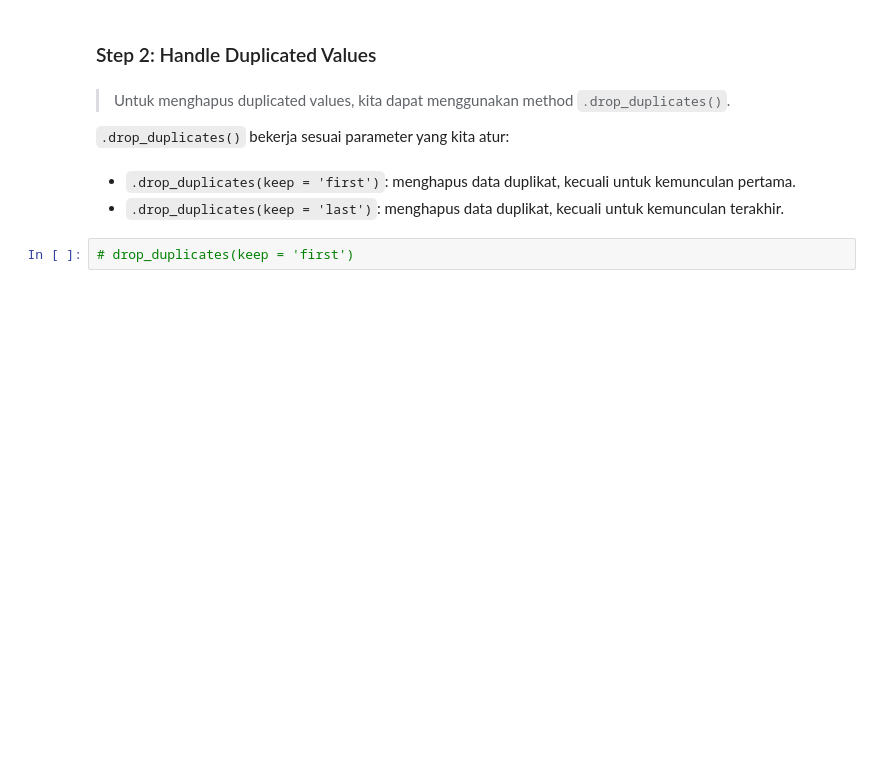
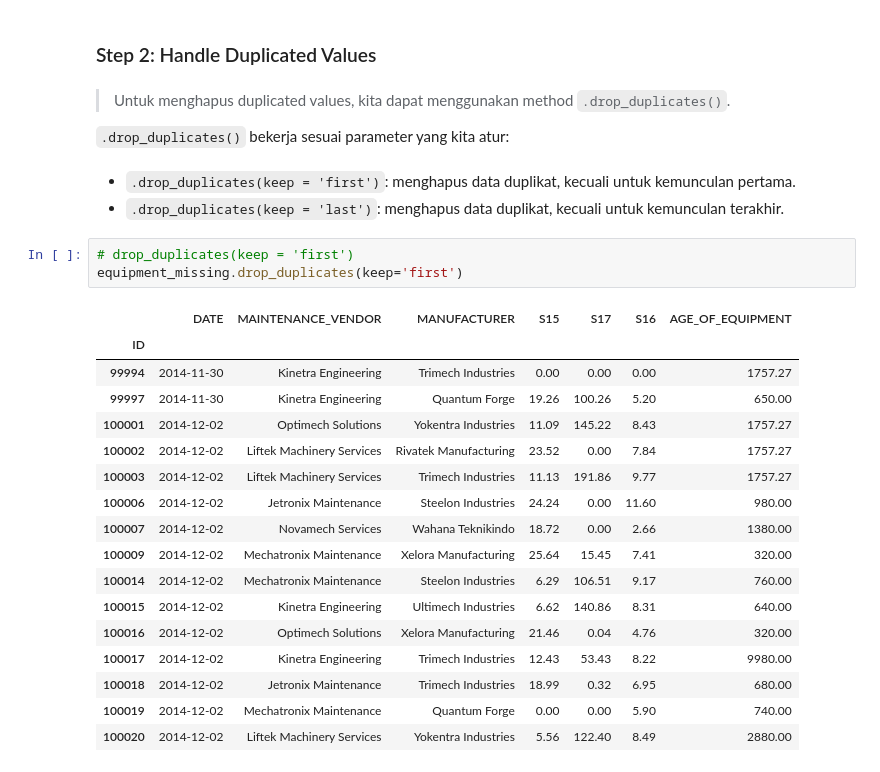
Before and after one commit to mhaniffajari/Data-Science-Project, a Jupyter notebook: Algoritma Training/inclass-p4eda.ipynb, the cells around one changed output. Saved outputs shown, nothing was run; the diff lists cells and outputs as text; blank space fills up the shorter version.

```diff
--- a/Algoritma Training/inclass-p4eda.ipynb
+++ b/Algoritma Training/inclass-p4eda.ipynb
@@ -2218,5 +2255,24 @@ Dengan output di atas, terdapat 5 baris data yang record-nya sama dengan baris y
 - `.drop_duplicates(keep = 'last')`: menghapus data duplikat, kecuali untuk kemunculan terakhir.
 # %%
 # drop_duplicates(keep = 'first')
+equipment_missing.drop_duplicates(keep='first')
+# %% [output]
+|  | DATE | MAINTENANCE_VENDOR | MANUFACTURER | S15 | S17 | S16 | AGE_OF_EQUIPMENT |
+| ID |  |  |  |  |  |  |  |
+| 99994 | 2014-11-30 | Kinetra Engineering | Trimech Industries | 0.00 | 0.00 | 0.00 | 1757.27 |
+| 99997 | 2014-11-30 | Kinetra Engineering | Quantum Forge | 19.26 | 100.26 | 5.20 | 650.00 |
+| 100001 | 2014-12-02 | Optimech Solutions | Yokentra Industries | 11.09 | 145.22 | 8.43 | 1757.27 |
+| 100002 | 2014-12-02 | Liftek Machinery Services | Rivatek Manufacturing | 23.52 | 0.00 | 7.84 | 1757.27 |
+| 100003 | 2014-12-02 | Liftek Machinery Services | Trimech Industries | 11.13 | 191.86 | 9.77 | 1757.27 |
+| 100006 | 2014-12-02 | Jetronix Maintenance | Steelon Industries | 24.24 | 0.00 | 11.60 | 980.00 |
+| 100007 | 2014-12-02 | Novamech Services | Wahana Teknikindo | 18.72 | 0.00 | 2.66 | 1380.00 |
+| 100009 | 2014-12-02 | Mechatronix Maintenance | Xelora Manufacturing | 25.64 | 15.45 | 7.41 | 320.00 |
+| 100014 | 2014-12-02 | Mechatronix Maintenance | Steelon Industries | 6.29 | 106.51 | 9.17 | 760.00 |
+| 100015 | 2014-12-02 | Kinetra Engineering | Ultimech Industries | 6.62 | 140.86 | 8.31 | 640.00 |
+| 100016 | 2014-12-02 | Optimech Solutions | Xelora Manufacturing | 21.46 | 0.04 | 4.76 | 320.00 |
+| 100017 | 2014-12-02 | Kinetra Engineering | Trimech Industries | 12.43 | 53.43 | 8.22 | 9980.00 |
+| 100018 | 2014-12-02 | Jetronix Maintenance | Trimech Industries | 18.99 | 0.32 | 6.95 | 680.00 |
+| 100019 | 2014-12-02 | Mechatronix Maintenance | Quantum Forge | 0.00 | 0.00 | 5.90 | 740.00 |
+| 100020 | 2014-12-02 | Liftek Machinery Services | Yokentra Industries | 5.56 | 122.40 | 8.49 | 2880.00 |
 # %%
 # drop_duplicates(keep = 'last')
```
Also changed, not shown: parts of 68 cells of this notebook, 16 other files.
